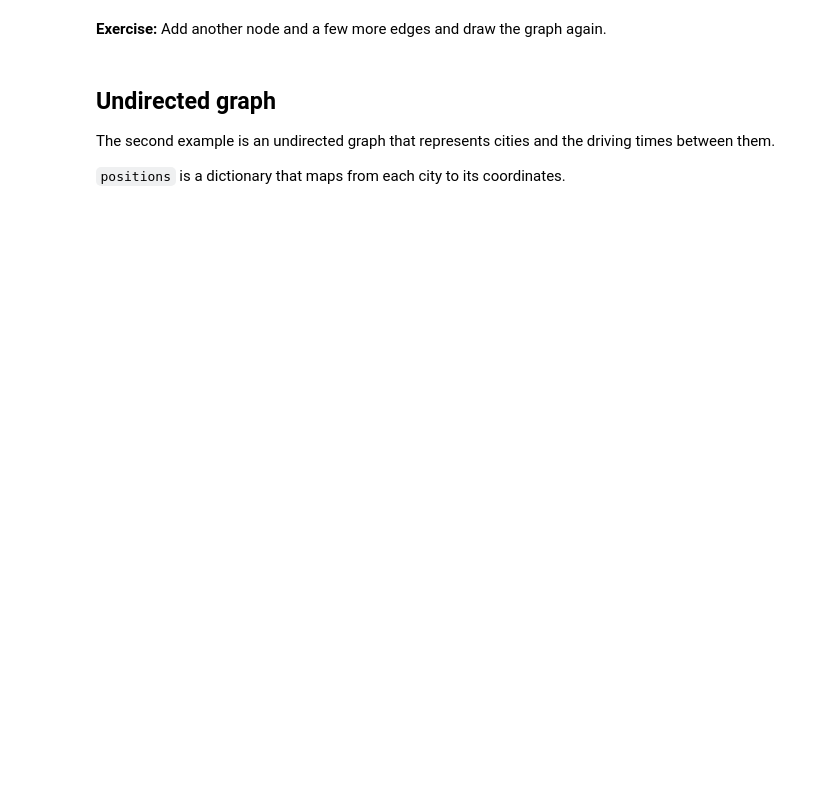
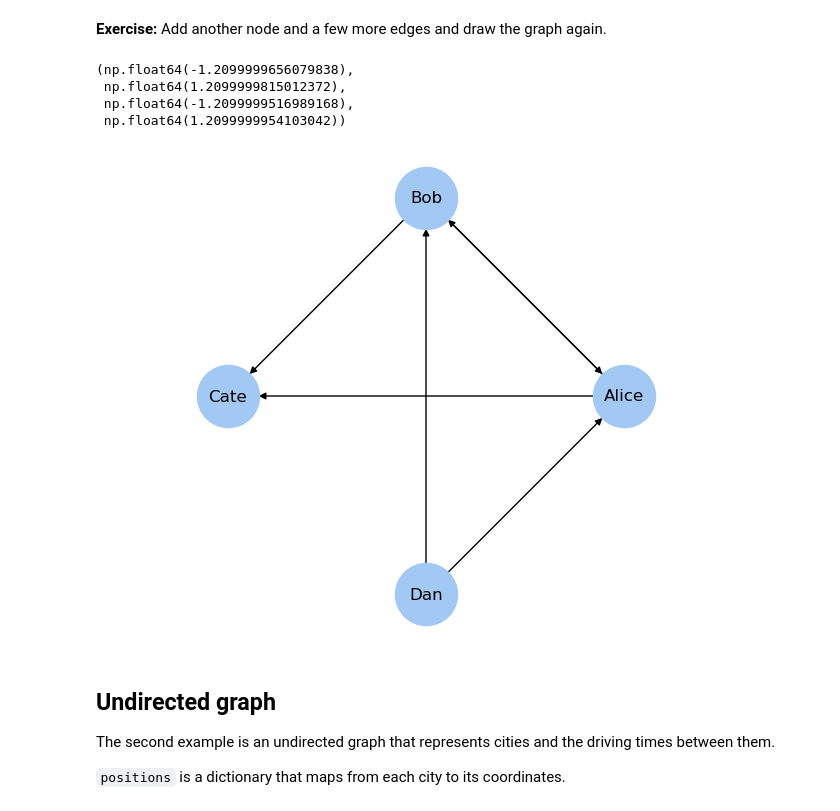
Before and after one commit to TonyPeonio/ThinkComplexity2, a Jupyter notebook: notebooks/chap02.ipynb, the cells around one changed output. Saved outputs shown, nothing was run; the diff lists cells and outputs as text; code cells hidden in the pictures; blank space fills up the shorter version.

```diff
--- a/notebooks/chap02.ipynb
+++ b/notebooks/chap02.ipynb
@@ -68,3 +78,20 @@ savefig('figs/chap02-1')
+# %%
+# Solution goes here
+G.add_node("Dan")
+G.add_edge("Dan", "Alice")
+G.add_edge("Dan", "Bob")
+
+nx.draw_circular(G,
+                 node_color='C0',
+                 node_size=2000,
+                 with_labels=True)
+plt.axis('equal')
+# %% [output]
+(np.float64(-1.2099999656079838),
+ np.float64(1.2099999815012372),
+ np.float64(-1.2099999516989168),
+ np.float64(1.2099999954103042))
+[figure, added]
 # %% [markdown]
 ## Undirected graph
 
```
Also changed, not shown: parts of 28 cells of this notebook, 6 other files.
